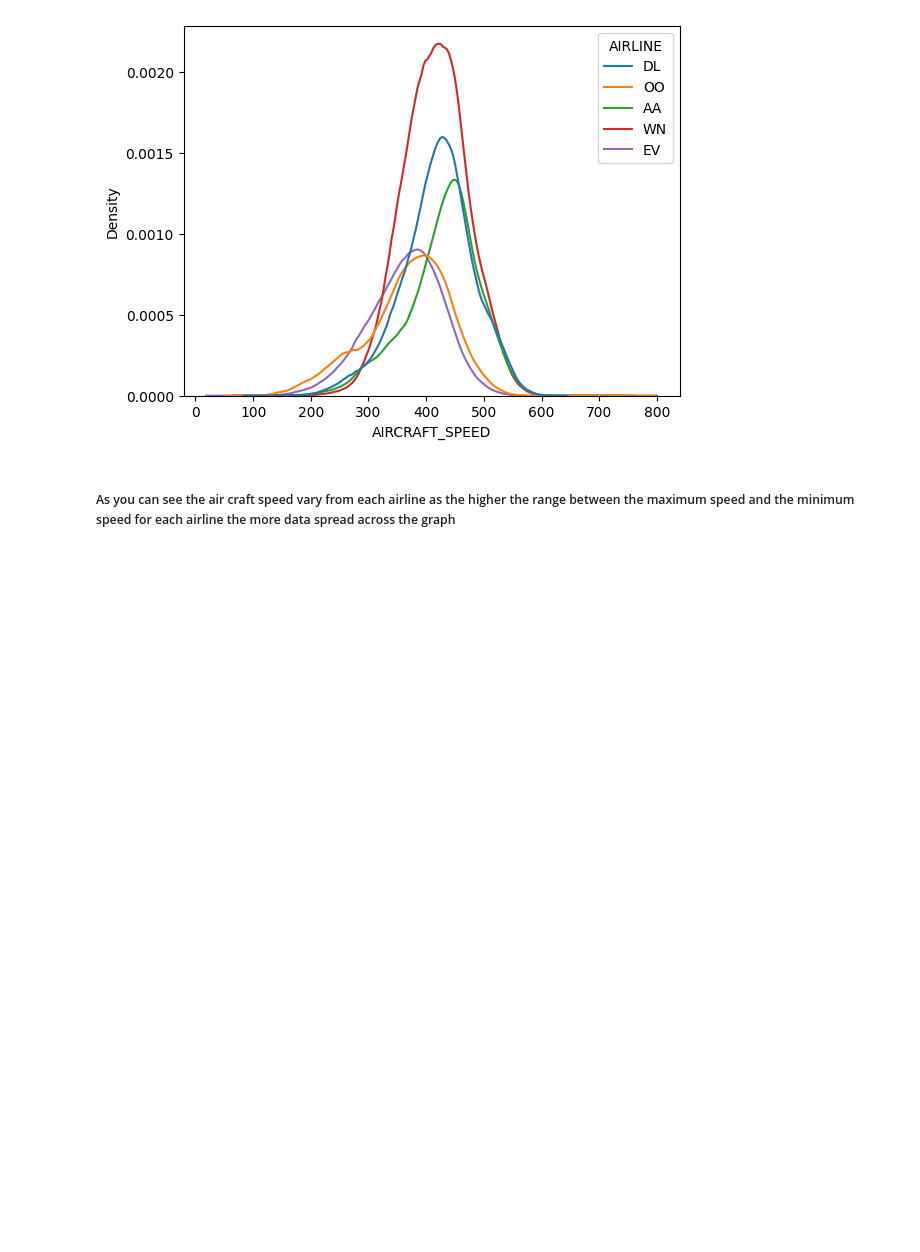
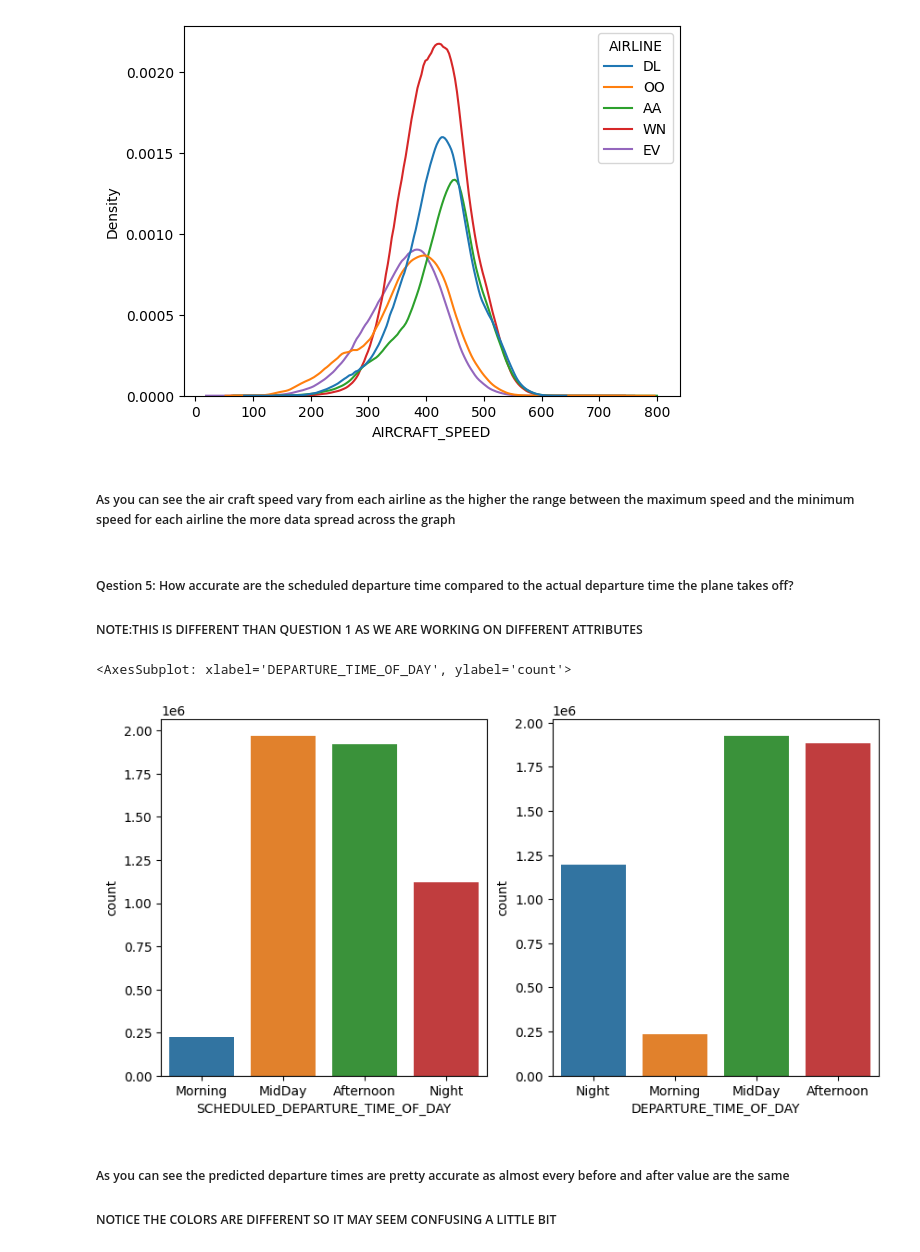
Before and after one commit to 3mkTawfik/DEProject2, a Jupyter notebook: DEProject2.ipynb, the cells around one changed output. Drawn from its saved outputs; the diff is of its cells as text; code cells hidden in the pictures; blank space fills up the shorter version.

Commit message:
finished question 5 and finished the whole project weeeeeeeeeeee

```diff
--- a/DEProject2.ipynb
+++ b/DEProject2.ipynb
@@ -302,3 +302,35 @@ sns.kdeplot(x='AIRCRAFT_SPEED',hue='AIRLINE', data = df2)
 [figure]
 # %% [markdown]
 <h5>As you can see the air craft speed vary from each airline as  the higher the range between the maximum speed and the minimum speed for each airline the more data spread across the graph</h5>
+# %% [markdown]
+<h5>Qestion 5: How accurate are the scheduled departure time compared to the actual departure time the plane takes off? </h5>
+<h5>NOTE:THIS IS DIFFERENT THAN QUESTION 1 AS WE ARE WORKING ON DIFFERENT ATTRIBUTES</h5>
+# %%
+scheduedlDepartureTimeOfDay = []
+for row in df['SCHEDULED_DEPARTURE']:
+    if  0<=row <= 600 :    scheduedlDepartureTimeOfDay.append('Morning')
+    elif 600 <row <= 1200:   scheduedlDepartureTimeOfDay.append('MidDay')
+    elif 1200 < row <= 1800:  scheduedlDepartureTimeOfDay.append('Afternoon')
+    elif 1800 < row <= 2400:  scheduedlDepartureTimeOfDay.append('Night')
+# %%
+DepartureTimeOfDay = []
+for row in df['DEPARTURE_TIME']:
+    if  0<=row <= 600 :    DepartureTimeOfDay.append('Morning')
+    elif 600 <row <= 1200:   DepartureTimeOfDay.append('MidDay')
+    elif 1200 < row <= 1800:  DepartureTimeOfDay.append('Afternoon')
+    elif 1800 < row <= 2400:  DepartureTimeOfDay.append('Night')
+# %%
+df['SCHEDULED_DEPARTURE_TIME_OF_DAY'] = scheduedlDepartureTimeOfDay
+df['DEPARTURE_TIME_OF_DAY'] = DepartureTimeOfDay
+# %%
+fig, axs = plt.subplots(ncols=2)
+fig.set_figwidth(10)
+fig.set_figheight(5)
+sns.countplot(x='SCHEDULED_DEPARTURE_TIME_OF_DAY',data = df,ax=axs[0])
+sns.countplot(x='DEPARTURE_TIME_OF_DAY',data = df,ax=axs[1])
+# %% [output]
+<AxesSubplot: xlabel='DEPARTURE_TIME_OF_DAY', ylabel='count'>
+[figure, added]
+# %% [markdown]
+<h5>As you can see the predicted departure times are pretty accurate as almost every before and after value are the same</h5>
+<h5>NOTICE THE COLORS ARE DIFFERENT SO IT MAY SEEM CONFUSING A LITTLE BIT</h5>
```
Also changed, not shown: 1 other file.
